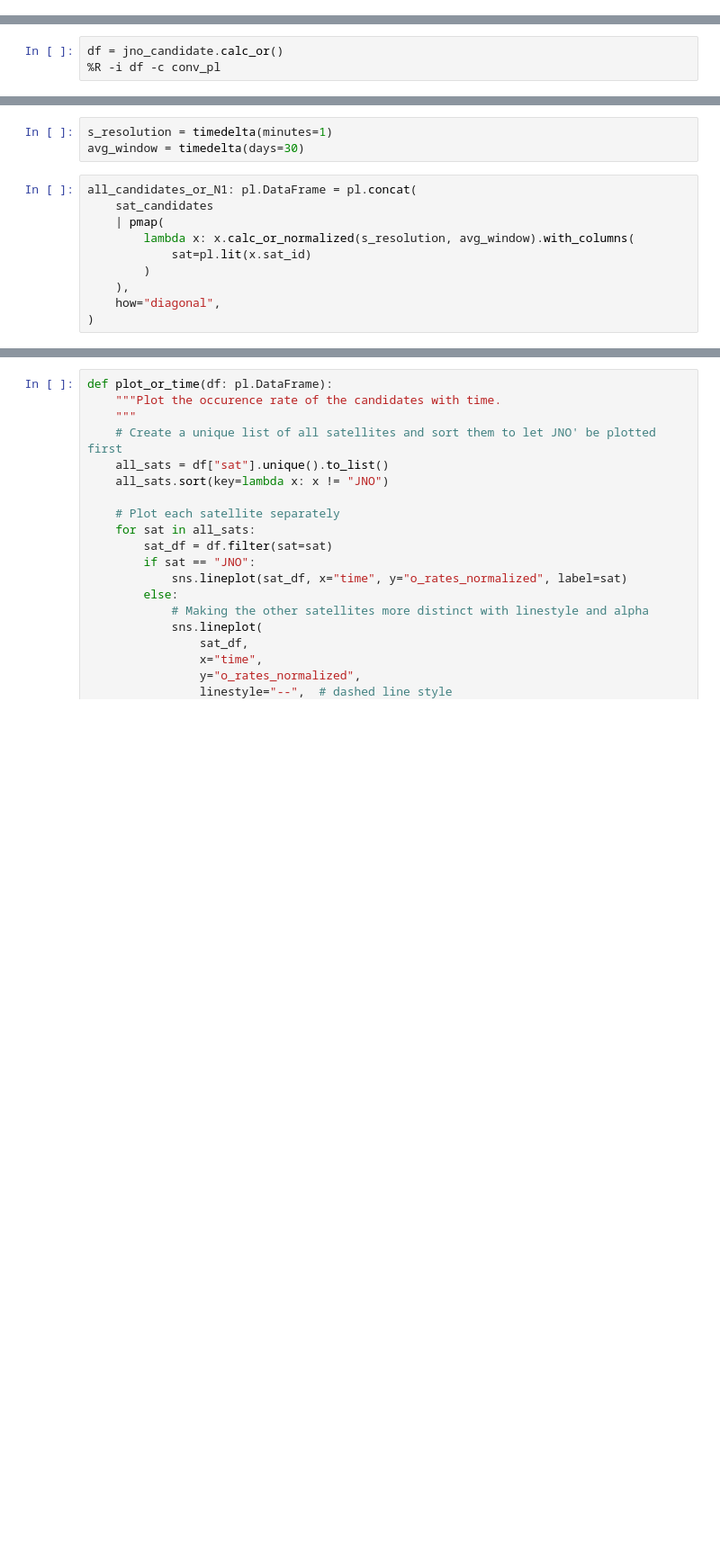
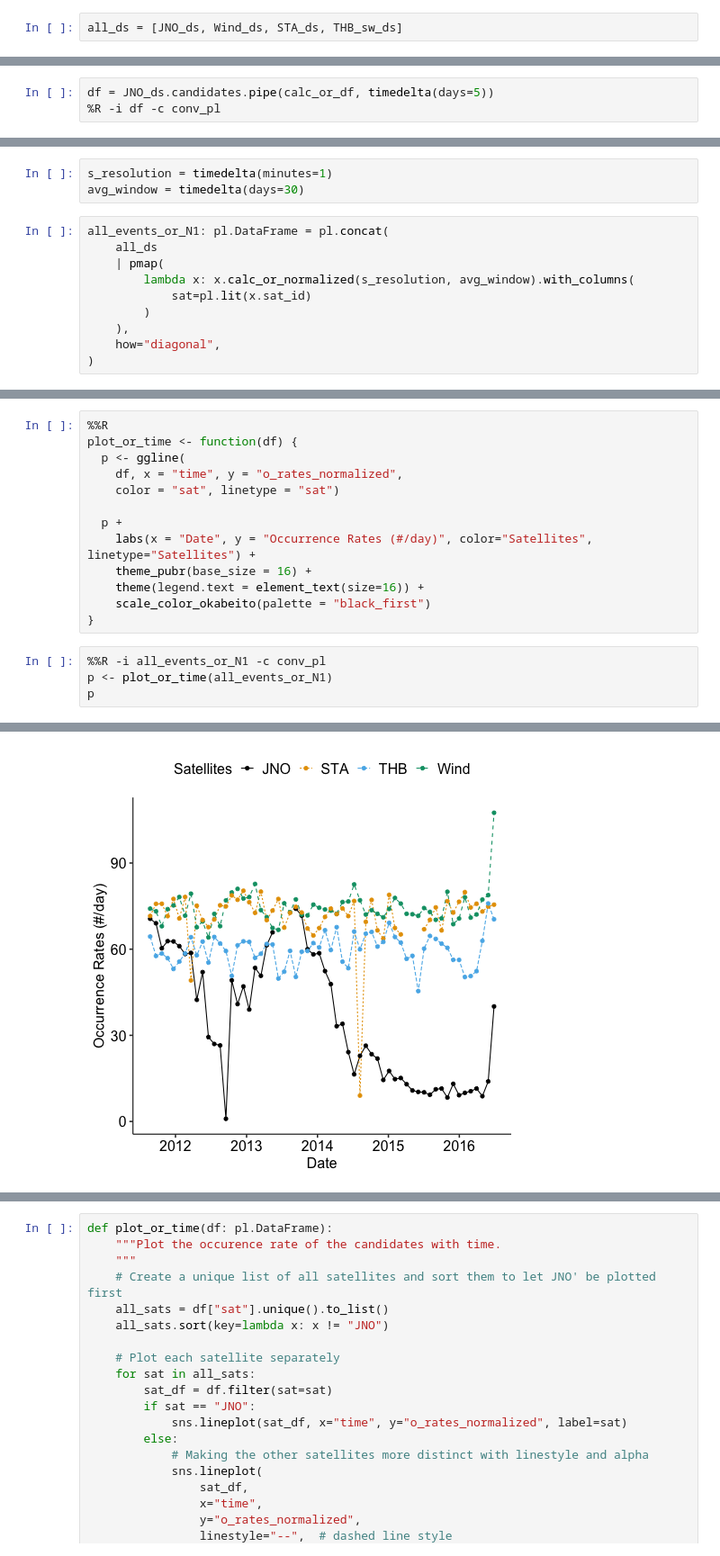
Before and after one commit to Beforerr/discontinuitypy, a Jupyter notebook: notebooks/analysis/01_occurence_rate.ipynb, the cells around one changed output, grey strips where cells are left out. Shown at 90% size. Saved outputs shown, nothing was run; the diff lists cells and outputs as text; blank space fills up the shorter version.

```diff
--- a/notebooks/analysis/01_occurence_rate.ipynb
+++ b/notebooks/analysis/01_occurence_rate.ipynb
@@ -165,3 +116,5 @@ def n2_normalize(df: pl.DataFrame):
+# %%
+all_ds = [JNO_ds, Wind_ds, STA_ds, THB_sw_ds]
 # %% [markdown]
 ## Distance and Occurrence rates versus time for JUNO
 # %%
@@ -198,5 +139,5 @@ def calc_or_normalized(self: cIDsDataset, s_resolution: timedelta, avg_window: t
 # %%
-df = jno_candidate.calc_or()
+df = JNO_ds.candidates.pipe(calc_or_df, timedelta(days=5))
 %R -i df -c conv_pl
 # %%
 %%R
@@ -225,8 +218,8 @@ from beforerr.basics import pmap
 s_resolution = timedelta(minutes=1)
 avg_window = timedelta(days=30)
 # %%
-all_candidates_or_N1: pl.DataFrame = pl.concat(
-    sat_candidates
+all_events_or_N1: pl.DataFrame = pl.concat(
+    all_ds
     | pmap(
         lambda x: x.calc_or_normalized(s_resolution, avg_window).with_columns(
             sat=pl.lit(x.sat_id)
@@ -240,0 +232,18 @@ all_candidates_or_N2 = n2_normalize(all_candidates_or_N1)
+# %%
+%%R
+plot_or_time <- function(df) {
+  p <- ggline(
+    df, x = "time", y = "o_rates_normalized",
+    color = "sat", linetype = "sat")
+
+  p +
+    labs(x = "Date", y = "Occurrence Rates (#/day)", color="Satellites", linetype="Satellites") +
+    theme_pubr(base_size = 16) +
+    theme(legend.text = element_text(size=16)) +
+    scale_color_okabeito(palette = "black_first")
+}
+# %%
+%%R -i all_events_or_N1 -c conv_pl
+p <- plot_or_time(all_events_or_N1)
+p
+# %% [output]
@@ -240,0 +255 @@ all_candidates_or_N2 = n2_normalize(all_candidates_or_N1)
+[figure, added]
```
Also changed, not shown: parts of 66 cells of this notebook, 38 other files.
